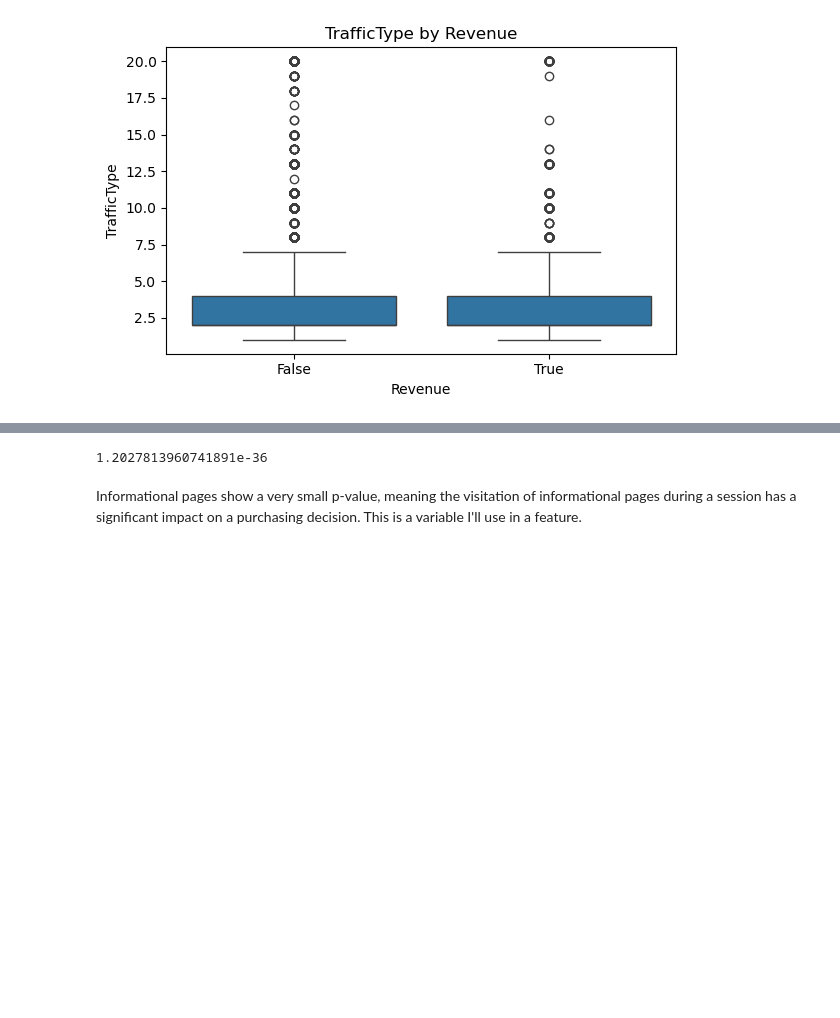
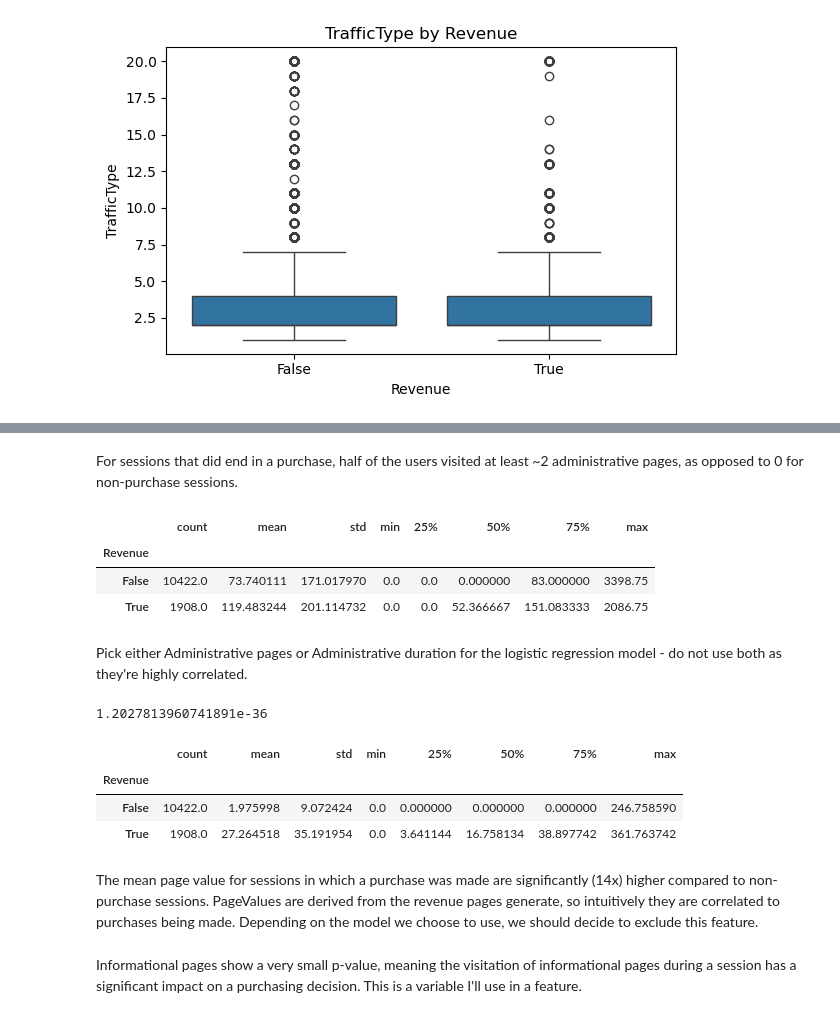
Before and after one commit to AnnaMalaschenko/Ecommerce-Shopper-Behavior, a Jupyter notebook: notebooks/anna_eda.ipynb, the cells around one changed output, grey strips where cells are left out. Saved outputs shown, nothing was run; the diff lists cells and outputs as text; code cells hidden in the pictures; blank space fills up the shorter version.

```diff
--- a/notebooks/anna_eda.ipynb
+++ b/notebooks/anna_eda.ipynb
@@ -171,3 +164,14 @@ For sessions that did end in a purchase, half of the users visited at least ~2.5
+# %% [markdown]
+For sessions that did end in a purchase, half of the users visited at least ~2 administrative pages, as opposed to 0 for non-purchase sessions.
+# %%
+df.groupby('Revenue')['Administrative_Duration'].describe()
+# %% [output]
+|  | count | mean | std | min | 25% | 50% | 75% | max |
+| Revenue |  |  |  |  |  |  |  |  |
+| False | 10422.0 | 73.740111 | 171.017970 | 0.0 | 0.0 | 0.000000 | 83.000000 | 3398.75 |
+| True | 1908.0 | 119.483244 | 201.114732 | 0.0 | 0.0 | 52.366667 | 151.083333 | 2086.75 |
+# %% [markdown]
+Pick either Administrative pages or Administrative duration for the logistic regression model - do not use both as they're highly correlated.
 # %%
 group0 = df[df['Revenue']==False]['Informational']
 group1 = df[df['Revenue']==True]['Informational']
@@ -175,6 +179,17 @@ result = stats.mannwhitneyu(group0, group1)
 print(result.pvalue)
 # %% [output]
 1.2027813960741891e-36
+# %%
+df.groupby('Revenue')['PageValues'].describe()
+# %% [output]
+|  | count | mean | std | min | 25% | 50% | 75% | max |
+| Revenue |  |  |  |  |  |  |  |  |
+| False | 10422.0 | 1.975998 | 9.072424 | 0.0 | 0.000000 | 0.000000 | 0.000000 | 246.758590 |
+| True | 1908.0 | 27.264518 | 35.191954 | 0.0 | 3.641144 | 16.758134 | 38.897742 | 361.763742 |
+# %% [markdown]
+The mean page value for sessions in which a purchase was made are significantly (14x) higher compared to non-purchase sessions.
+PageValues are derived from the revenue pages generate, so intuitively they are correlated to purchases being made.
+Depending on the model we choose to use, we should decide to exclude this feature.
 # %% [markdown]
 Informational pages show a very small p-value, meaning the visitation of informational pages during a session has a significant impact on a purchasing decision. This is a variable I'll use in a feature.
 # %% [markdown]
```
Also changed, not shown: parts of 7 cells of this notebook, 1 other file.
